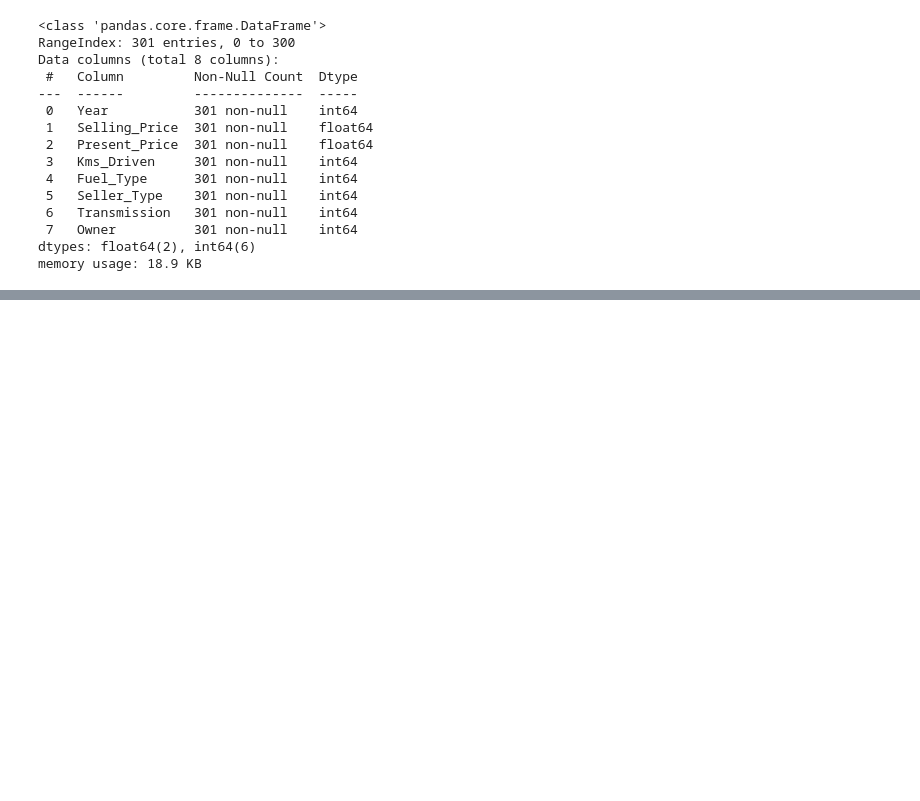
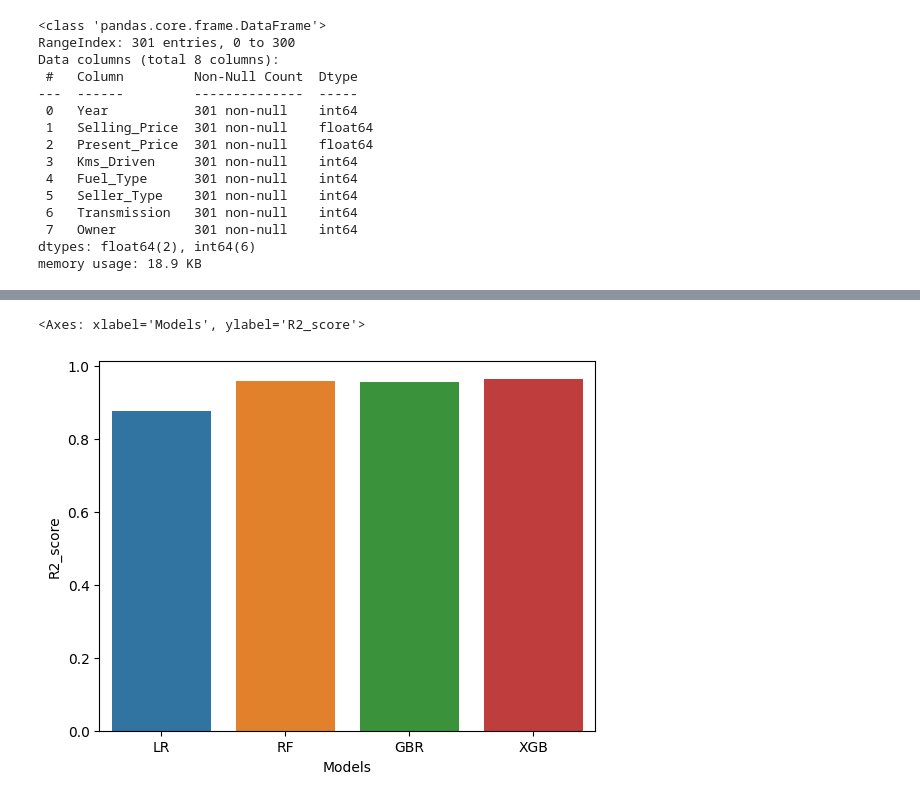
Before and after one commit to Nash242/Car-demo, a Jupyter notebook: notebooks/preprocess.ipynb, the cells around one changed output, grey strips where cells are left out. Saved outputs shown, nothing was run; the diff lists cells and outputs as text; code cells hidden in the pictures; blank space fills up the shorter version.

```diff
--- a/notebooks/preprocess.ipynb
+++ b/notebooks/preprocess.ipynb
@@ -133,0 +215,12 @@ memory usage: 18.9 KB
+# %%
+# Random Forest
+rf = RandomForestRegressor()
+rf.fit(X_train, Y_train)
+
+# Gradient Boosting
+gbr = GradientBoostingRegressor()
+gbr.fit(X_train, Y_train)
+
+# XGBoost
+xgb = XGBRegressor()
+xgb.fit(X_train, Y_train)
@@ -133,0 +239,8 @@ memory usage: 18.9 KB
+# %%
+y_pred_rf = rf.predict(X_test)
+y_pred_gbr = gbr.predict(X_test)
+y_pred_xgb = xgb.predict(X_test)
+# %%
+score_rf = r2_score(Y_test, y_pred_rf)
+score_gbr = r2_score(Y_test, y_pred_gbr)
+score_xgb = r2_score(Y_test, y_pred_xgb)
@@ -133,0 +251,3 @@ memory usage: 18.9 KB
+# %%
+Final_output = pd.DataFrame({"Models":['LR','RF','GBR','XGB'], "R2_score":[testing_acc, score_rf, score_gbr, score_xgb]})
+Final_output
@@ -133,0 +263,5 @@ memory usage: 18.9 KB
+# %%
+sns.barplot(x='Models', y='R2_score', data=Final_output)
+# %% [output]
+<Axes: xlabel='Models', ylabel='R2_score'>
+[figure, added]
```
Also changed, not shown: parts of 26 cells of this notebook, 2 other files.
